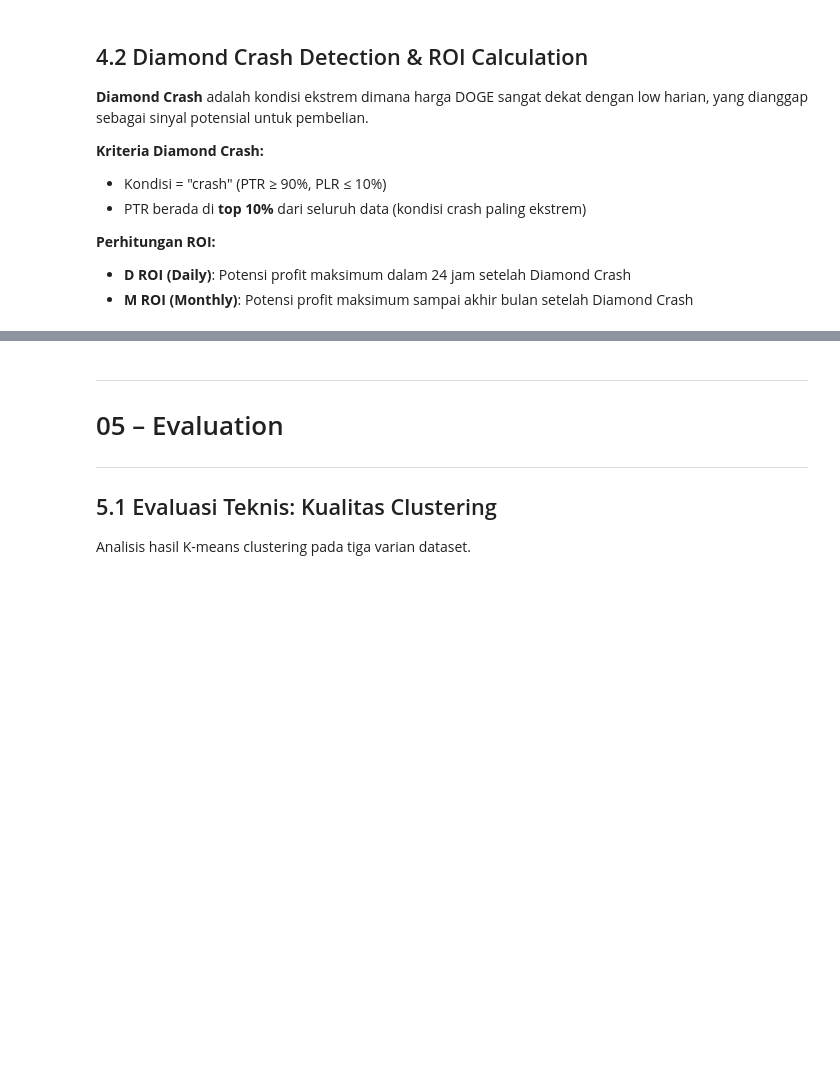
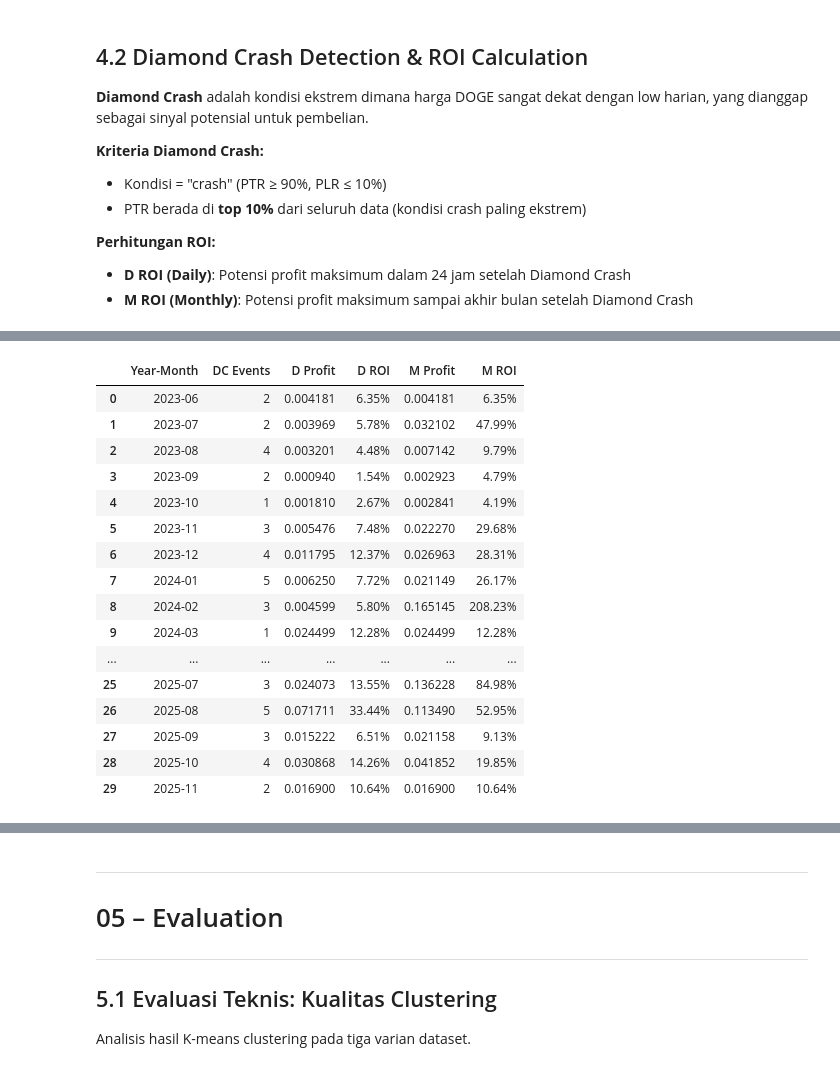
Before and after one commit to krisnaepras/fp-datamining, a Jupyter notebook: DOGE_Patterned_Dataset_CRISPDM.ipynb, the cells around one changed output, grey strips where cells are left out. Drawn from its saved outputs; the diff is of its cells as text; code cells hidden in the pictures; blank space fills up the shorter version.

```diff
--- a/DOGE_Patterned_Dataset_CRISPDM.ipynb
+++ b/DOGE_Patterned_Dataset_CRISPDM.ipynb
@@ -871,22 +929,29 @@ print("="*60)
 print("PERBANDINGAN METRIK CLUSTERING")
 print("="*60)
 
-# Tampilkan tabel
+# Tampilkan tabel metrik
 metric_columns = [
     'n_samples', 'mutual_info_score', 'adjusted_mutual_info',
     'normalized_mutual_info', 'rand_score', 'adjusted_rand_score',
     'fowlkes_mallows', 'homogeneity', 'v_measure'
 ]
 
-print("\n")
-print(df_metrics[metric_columns].T.round(4).to_string())
+print("\n1. Metrik Clustering per Dataset:")
+display(df_metrics[metric_columns].T.round(4))
 
 # Hitung rata-rata skor untuk tiap dataset (tanpa n_samples)
 score_columns = [c for c in metric_columns if c != 'n_samples']
 df_metrics['avg_score'] = df_metrics[score_columns].mean(axis=1)
 
-print("\nRata-rata Skor per Dataset:")
-for idx in df_metrics.index:
-    print(f"   {idx:10s}: {df_metrics.loc[idx, 'avg_score']:.4f}")
+# Buat tabel rata-rata skor
+print("\n2. Rata-rata Skor per Dataset:")
+avg_score_df = pd.DataFrame({
+    'Dataset': df_metrics.index,
+    'Avg Score': [f"{df_metrics.loc[idx, 'avg_score']:.4f}" for idx in df_metrics.index],
+    'Ranking': [1 if idx == df_metrics['avg_score'].idxmax() else
+                (2 if df_metrics.loc[idx, 'avg_score'] == df_metrics['avg_score'].nlargest(2).iloc[-1] else 3)
+                for idx in df_metrics.index]
+})
+display(avg_score_df)
 # %% [output]
 ============================================================
@@ -1125,37 +1207,38 @@ print("="*70)
 print("RINGKASAN ROI BULANAN (TABLE VI ADAPTATION)")
 print("="*70)
 
-# Format tabel
-display_cols = ['year_month', 't_dc', 'd_profit', 'd_roi', 'm_profit', 'm_roi']
-print("\n")
-print(df_monthly_roi[display_cols].to_string(index=False,
-    formatters={
-        'd_profit': '{:.6f}'.format,
-        'm_profit': '{:.6f}'.format,
-        'd_roi': '{:.2f}%'.format,
-        'm_roi': '{:.2f}%'.format
-    }))
+# Tampilkan tabel bulanan
+print("\n1. ROI per Bulan:")
+display_df = df_monthly_roi[['year_month', 't_dc', 'd_profit', 'd_roi', 'm_profit', 'm_roi']].copy()
+display_df['d_profit'] = display_df['d_profit'].apply(lambda x: f"{x:.6f}")
+display_df['m_profit'] = display_df['m_profit'].apply(lambda x: f"{x:.6f}")
+display_df['d_roi'] = display_df['d_roi'].apply(lambda x: f"{x:.2f}%")
+display_df['m_roi'] = display_df['m_roi'].apply(lambda x: f"{x:.2f}%")
+display_df.columns = ['Year-Month', 'DC Events', 'D Profit', 'D ROI', 'M Profit', 'M ROI']
+display(display_df)
 
 # Statistik ringkasan
-print("\n" + "="*70)
-print("STATISTIK RINGKASAN")
-print("="*70)
-
-print(f"\nPeriode                    : {df_monthly_roi['year_month'].min()} - {df_monthly_roi['year_month'].max()}")
-print(f"Total Bulan dengan DC Events: {len(df_monthly_roi)}")
-print(f"Total Diamond Crash Events  : {df_monthly_roi['t_dc'].sum()}")
-
-print(f"\nD ROI (Daily):")
-print(f"   Total              : {df_monthly_roi['d_roi'].sum():.2f}%")
-print(f"   Rata-rata per bulan: {df_monthly_roi['d_roi'].mean():.2f}%")
-print(f"   Rata-rata per event: {df_dc_events['d_roi'].mean():.2f}%")
-
-print(f"\nM ROI (Monthly):")
-print(f"   Total              : {df_monthly_roi['m_roi'].sum():.2f}%")
-print(f"   Rata-rata per bulan: {df_monthly_roi['m_roi'].mean():.2f}%")
-print(f"   Rata-rata per event: {df_dc_events['m_roi'].mean():.2f}%")
-
-print(f"\nPerbandingan M ROI vs D ROI:")
-print(f"   M ROI / D ROI = {df_monthly_roi['m_roi'].sum() / df_monthly_roi['d_roi'].sum():.2f}x")
+print("\n2. Statistik Ringkasan:")
+stats_df = pd.DataFrame({
+    'Metric': [
+        'Periode', 'Total Bulan dengan DC Events', 'Total Diamond Crash Events',
+        'D ROI - Total', 'D ROI - Rata-rata per bulan', 'D ROI - Rata-rata per event',
+        'M ROI - Total', 'M ROI - Rata-rata per bulan', 'M ROI - Rata-rata per event',
+        'Rasio M ROI / D ROI'
+    ],
+    'Nilai': [
+        f"{df_monthly_roi['year_month'].min()} - {df_monthly_roi['year_month'].max()}",
+        len(df_monthly_roi),
+        df_monthly_roi['t_dc'].sum(),
+        f"{df_monthly_roi['d_roi'].sum():.2f}%",
+        f"{df_monthly_roi['d_roi'].mean():.2f}%",
+        f"{df_dc_events['d_roi'].mean():.2f}%",
+        f"{df_monthly_roi['m_roi'].sum():.2f}%",
+        f"{df_monthly_roi['m_roi'].mean():.2f}%",
+        f"{df_dc_events['m_roi'].mean():.2f}%",
+        f"{df_monthly_roi['m_roi'].sum() / df_monthly_roi['d_roi'].sum():.2f}x"
+    ]
+})
+display(stats_df)
 # %% [output]
 ======================================================================
@@ -1177,0 +1249,17 @@ year_month  t_dc d_profit  d_roi m_profit   m_roi
+|  | Year-Month | DC Events | D Profit | D ROI | M Profit | M ROI |
+| 0 | 2023-06 | 2 | 0.004181 | 6.35% | 0.004181 | 6.35% |
+| 1 | 2023-07 | 2 | 0.003969 | 5.78% | 0.032102 | 47.99% |
+| 2 | 2023-08 | 4 | 0.003201 | 4.48% | 0.007142 | 9.79% |
+| 3 | 2023-09 | 2 | 0.000940 | 1.54% | 0.002923 | 4.79% |
+| 4 | 2023-10 | 1 | 0.001810 | 2.67% | 0.002841 | 4.19% |
+| 5 | 2023-11 | 3 | 0.005476 | 7.48% | 0.022270 | 29.68% |
+| 6 | 2023-12 | 4 | 0.011795 | 12.37% | 0.026963 | 28.31% |
+| 7 | 2024-01 | 5 | 0.006250 | 7.72% | 0.021149 | 26.17% |
+| 8 | 2024-02 | 3 | 0.004599 | 5.80% | 0.165145 | 208.23% |
+| 9 | 2024-03 | 1 | 0.024499 | 12.28% | 0.024499 | 12.28% |
+| ... | ... | ... | ... | ... | ... | ... |
+| 25 | 2025-07 | 3 | 0.024073 | 13.55% | 0.136228 | 84.98% |
+| 26 | 2025-08 | 5 | 0.071711 | 33.44% | 0.113490 | 52.95% |
+| 27 | 2025-09 | 3 | 0.015222 | 6.51% | 0.021158 | 9.13% |
+| 28 | 2025-10 | 4 | 0.030868 | 14.26% | 0.041852 | 19.85% |
+| 29 | 2025-11 | 2 | 0.016900 | 10.64% | 0.016900 | 10.64% |
```
Also changed, not shown: parts of 26 cells of this notebook, 12 other files.
